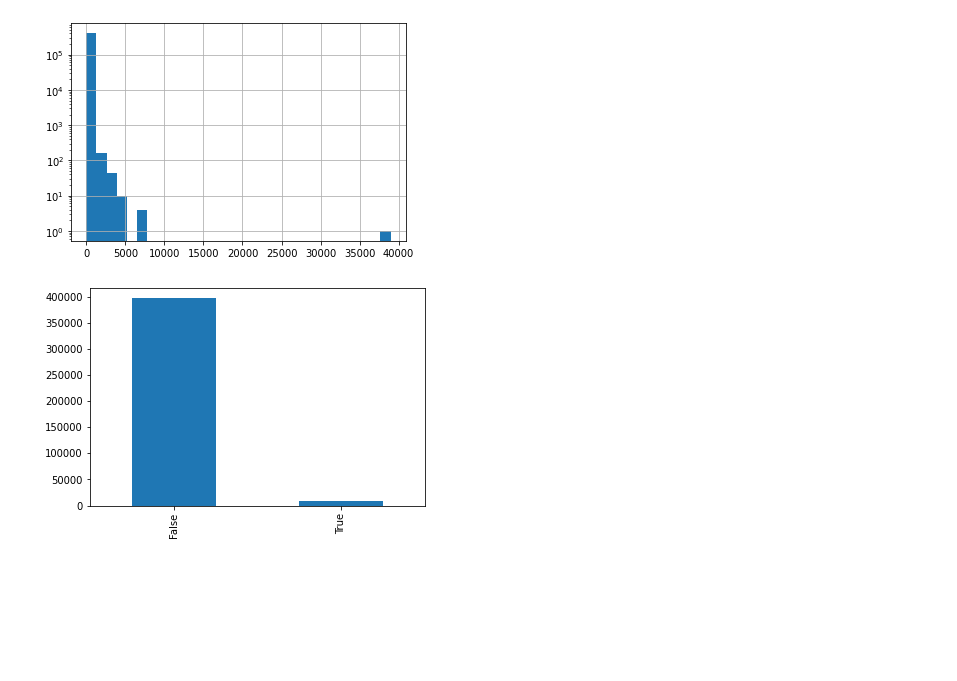
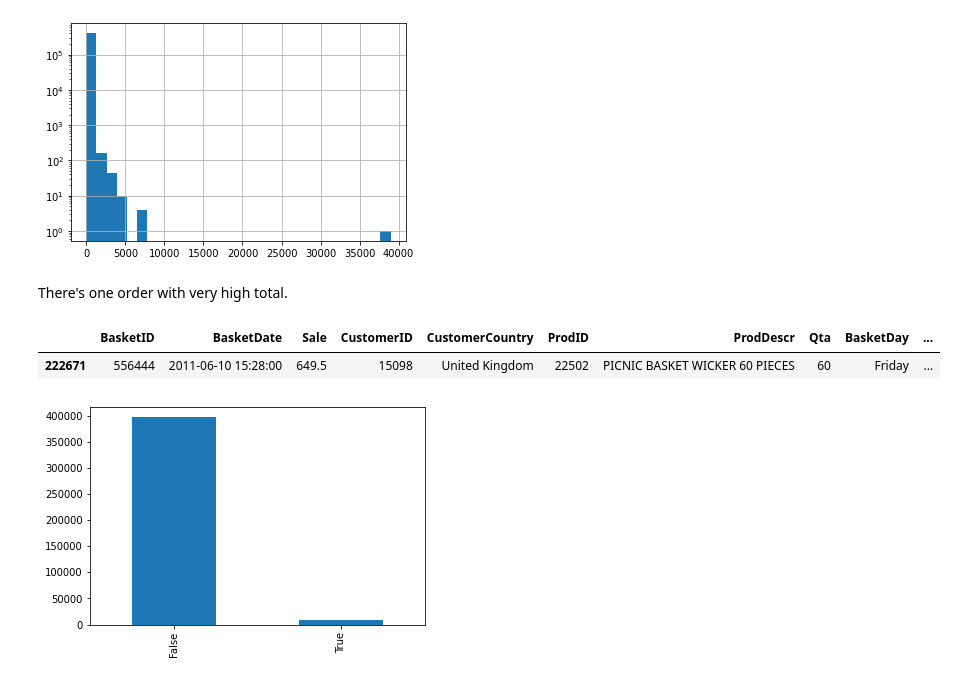
Before and after one commit to michelezoncheddu/data-mining-project, a Jupyter notebook: 1_Data_preparation.ipynb, the cells around one changed output. Drawn from its saved outputs; the diff is of its cells as text; code cells hidden in the pictures; blank space fills up the shorter version.

```diff
--- a/1_Data_preparation.ipynb
+++ b/1_Data_preparation.ipynb
@@ -284,5 +310,12 @@ ax = df.Total.hist(log=True, bins=30)
 # %% [output]
 [figure]
+# %% [markdown]
+There's one order with very high total.
+# %%
+df[df['Total'] > 35000]
+# %% [output]
+|  | BasketID | BasketDate | Sale | CustomerID | CustomerCountry | ProdID | ProdDescr | Qta | BasketDay | ... |
+| 222671 | 556444 | 2011-06-10 15:28:00 | 649.5 | 15098 | United Kingdom | 22502 | PICNIC BASKET WICKER 60 PIECES | 60 | Friday | ... |
 # %%
 ax = df['Canceled'].value_counts().plot(kind='bar')
 # %% [output]
```
Also changed, not shown: parts of 37 cells of this notebook.
